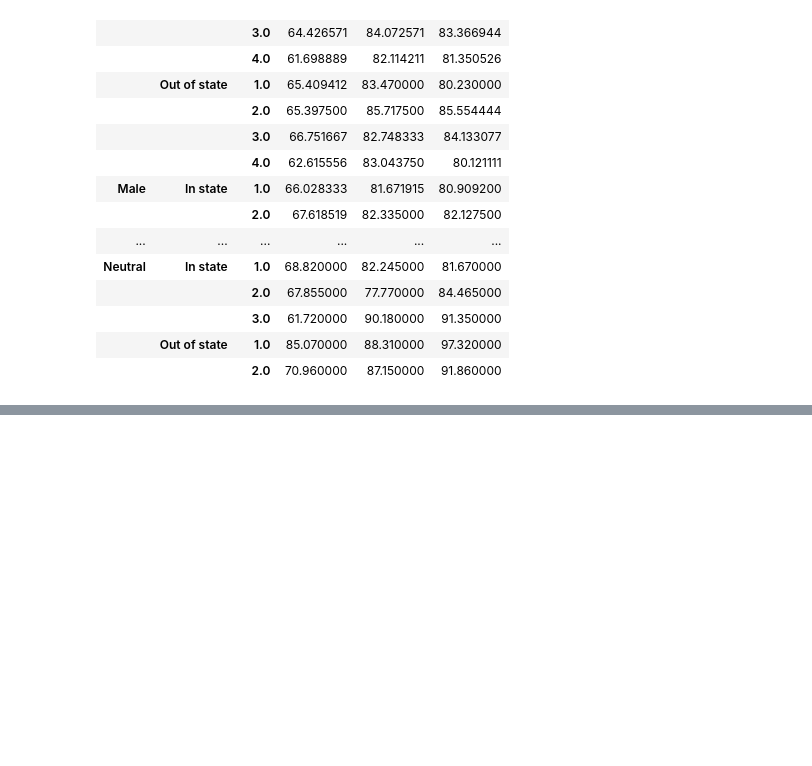
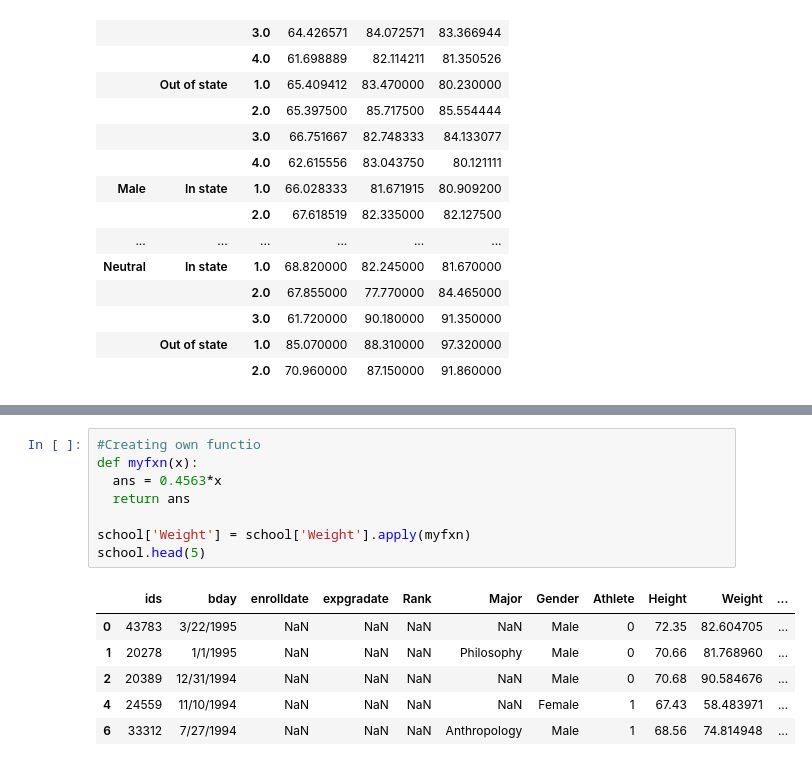
Before and after one commit to ProfKaromo/SPS_2471_SCIII_2024_BAST_Y4, a Jupyter notebook: MyDSClass1.ipynb, the cells around one changed output, grey strips where cells are left out. Drawn from its saved outputs; the diff is of its cells as text; blank space fills up the shorter version.

```diff
--- a/MyDSClass1.ipynb
+++ b/MyDSClass1.ipynb
@@ -216,0 +265,15 @@ school.groupby(['Gender','State','Rank'])['Math','English','Reading'].mean()
+# %%
+#Creating own functio
+def myfxn(x):
+  ans = 0.4563*x
+  return ans
+
+school['Weight'] = school['Weight'].apply(myfxn)
+school.head(5)
+# %% [output]
+|  | ids | bday | enrolldate | expgradate | Rank | Major | Gender | Athlete | Height | Weight | ... |
+| 0 | 43783 | 3/22/1995 | NaN | NaN | NaN | NaN | Male | 0 | 72.35 | 82.604705 | ... |
+| 1 | 20278 | 1/1/1995 | NaN | NaN | NaN | Philosophy | Male | 0 | 70.66 | 81.768960 | ... |
+| 2 | 20389 | 12/31/1994 | NaN | NaN | NaN | NaN | Male | 0 | 70.68 | 90.584676 | ... |
+| 4 | 24559 | 11/10/1994 | NaN | NaN | NaN | NaN | Female | 1 | 67.43 | 58.483971 | ... |
+| 6 | 33312 | 7/27/1994 | NaN | NaN | NaN | Anthropology | Male | 1 | 68.56 | 74.814948 | ... |
```
Also changed, not shown: parts of 13 cells of this notebook.
